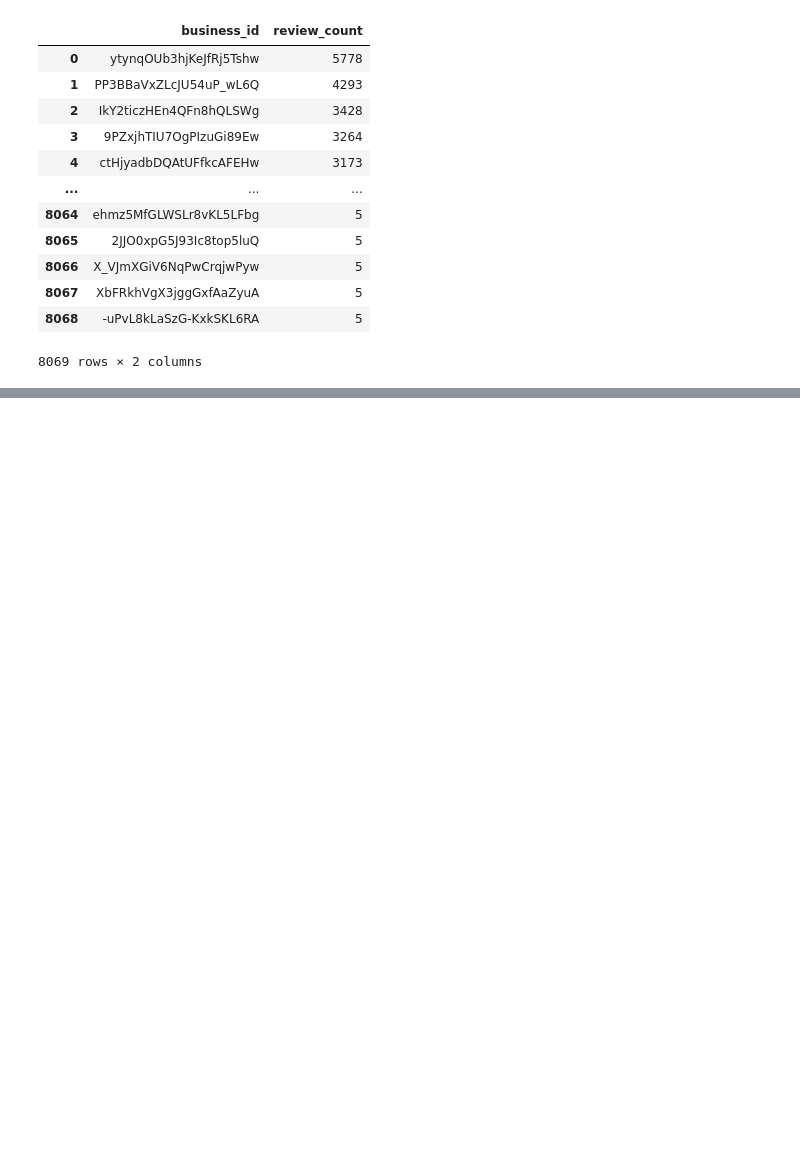
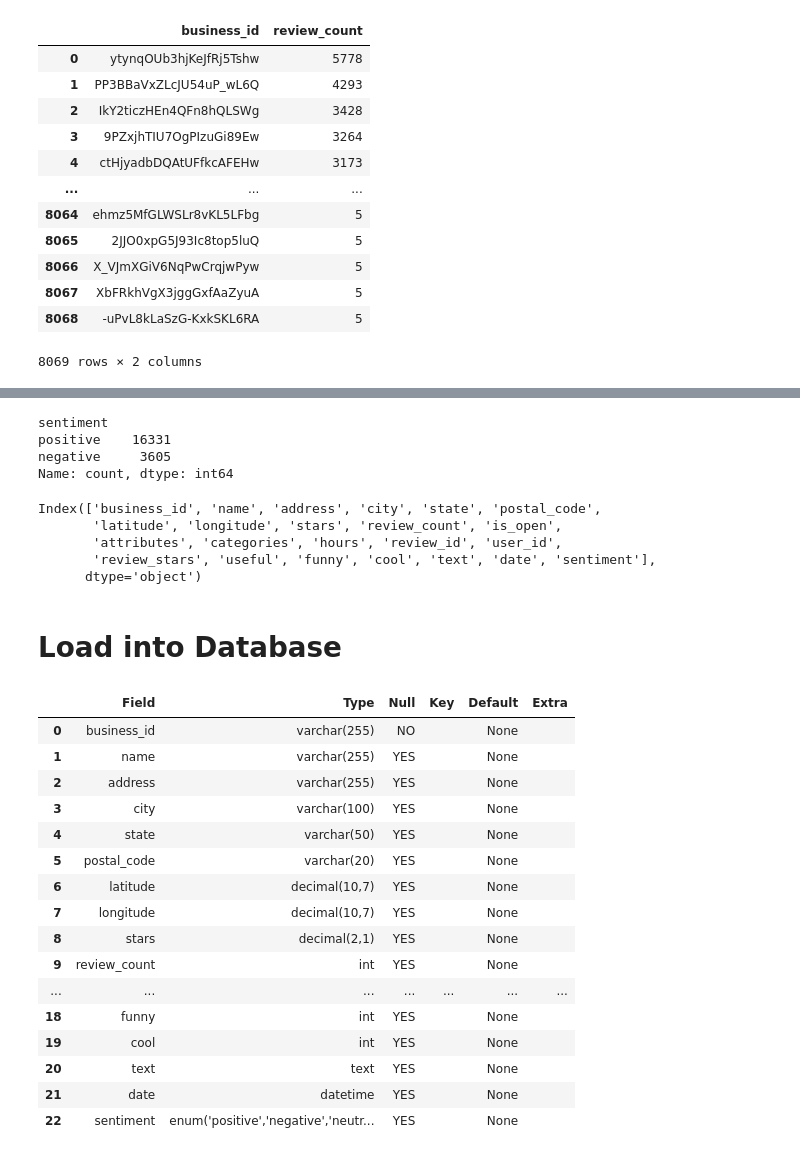
Before and after one commit to pjvillasista/Gemini_Business_LLM, a Jupyter notebook: cleaning.ipynb, the cells around one changed output, grey strips where cells are left out. Cells and saved outputs as stored; diff of their text form; code cells hidden in the pictures; blank space fills up the shorter version.

Commit message:
Finished loading into MySQL DB

```diff
--- a/cleaning.ipynb
+++ b/cleaning.ipynb
@@ -127,0 +104,7 @@ top_restaurants
+# %%
+top_restaurant_reviews['sentiment'].value_counts()
+# %% [output]
+sentiment
+positive    16331
+negative     3605
+Name: count, dtype: int64
@@ -127,0 +114,10 @@ top_restaurants
+# %%
+df_market.columns
+# %% [output]
+Index(['business_id', 'name', 'address', 'city', 'state', 'postal_code',
+       'latitude', 'longitude', 'stars', 'review_count', 'is_open',
+       'attributes', 'categories', 'hours', 'review_id', 'user_id',
+       'review_stars', 'useful', 'funny', 'cool', 'text', 'date', 'sentiment'],
+      dtype='object')
+# %% [markdown]
+# Load into Database
@@ -127,0 +128,25 @@ top_restaurants
+# %%
+engine = create_engine(f'mysql+pymysql://{DB_USER}:{DB_PASS}@localhost:3306/yelp_db')
+
+# Test connection by executing a simple query
+query = """DESCRIBE market_reviews"""
+
+pd.read_sql(query, engine)
+# %% [output]
+|  | Field | Type | Null | Key | Default | Extra |
+| 0 | business_id | varchar(255) | NO |  | None |  |
+| 1 | name | varchar(255) | YES |  | None |  |
+| 2 | address | varchar(255) | YES |  | None |  |
+| 3 | city | varchar(100) | YES |  | None |  |
+| 4 | state | varchar(50) | YES |  | None |  |
+| 5 | postal_code | varchar(20) | YES |  | None |  |
+| 6 | latitude | decimal(10,7) | YES |  | None |  |
+| 7 | longitude | decimal(10,7) | YES |  | None |  |
+| 8 | stars | decimal(2,1) | YES |  | None |  |
+| 9 | review_count | int | YES |  | None |  |
+| ... | ... | ... | ... | ... | ... | ... |
+| 18 | funny | int | YES |  | None |  |
+| 19 | cool | int | YES |  | None |  |
+| 20 | text | text | YES |  | None |  |
+| 21 | date | datetime | YES |  | None |  |
+| 22 | sentiment | enum('positive','negative','neutr... | YES |  | None |  |
```
Also changed, not shown: parts of 20 cells of this notebook.
